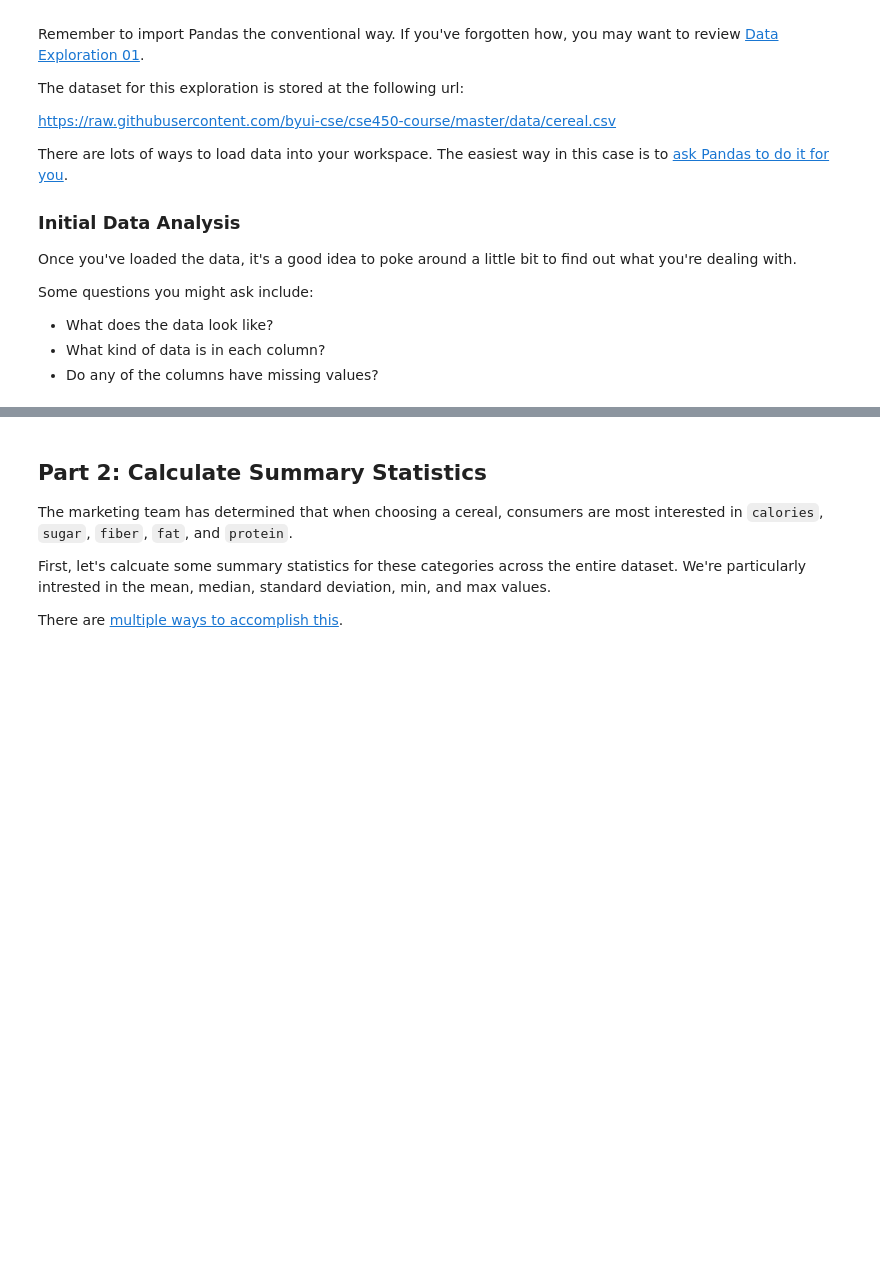
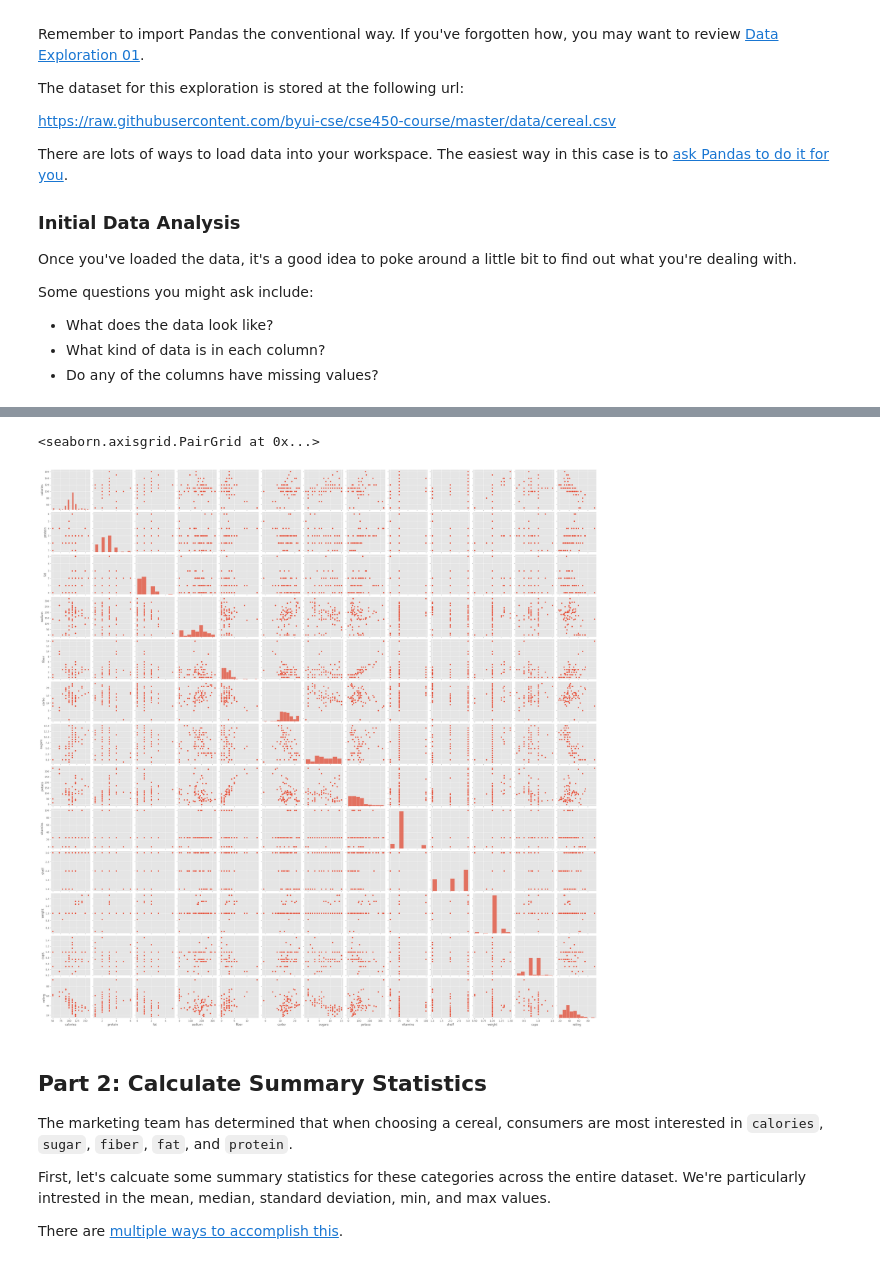
Before and after one commit to josegabrielguerrero26/CSE450-machinelearning, a Jupyter notebook: notebooks/Exploration_02.ipynb, the cells around one changed output, grey strips where cells are left out. Saved outputs shown, nothing was run; the diff lists cells and outputs as text; code cells hidden in the pictures; blank space fills up the shorter version.

```diff
--- a/notebooks/Exploration_02.ipynb
+++ b/notebooks/Exploration_02.ipynb
@@ -67,3 +101,10 @@ memory usage: 9.8+ KB
+# %%
+#cheaking database pairsplot
+import seaborn as sns
+sns.pairplot(data=df)
+# %% [output]
+<seaborn.axisgrid.PairGrid at 0x...>
+[figure, added]
 # %% [markdown]
 ## Part 2: Calculate Summary Statistics
 
```
Also changed, not shown: parts of 4 cells of this notebook.
